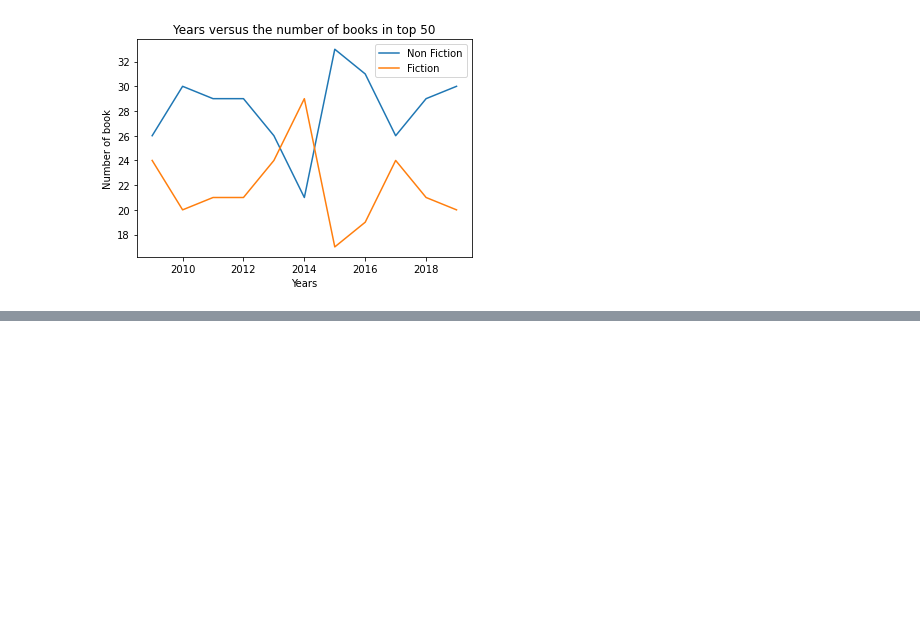
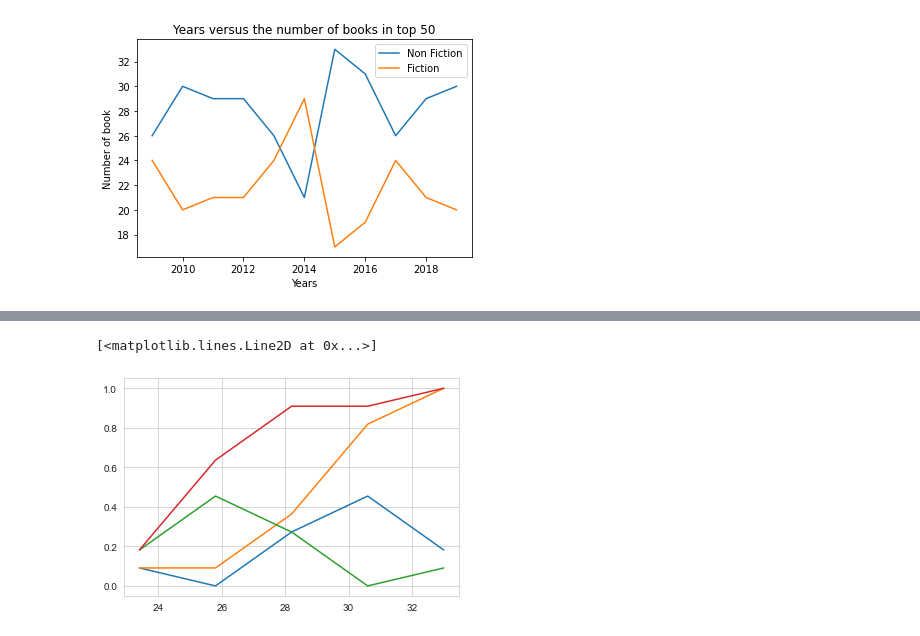
Before and after one commit to abhishekgotgithub/data-analysis, a Jupyter notebook: data analysis.ipynb, the cells around one changed output, grey strips where cells are left out. Cells and saved outputs as stored; diff of their text form; code cells hidden in the pictures; blank space fills up the shorter version.

```diff
--- a/data analysis.ipynb
+++ b/data analysis.ipynb
@@ -112,0 +145,14 @@ cx.legend(y)
+# %%
+countsfc, bin_edgesfc = np.histogram(df1['Non-fictional'],bins=5, density = True)
+pdffc = countsfc/(sum(countsfc))
+cdffc = np.cumsum(pdffc)
+countsf, bin_edgesf = np.histogram(df1['Fictional'],bins=5, density = True)
+pdff = countsf/(sum(countsf))
+cdff = np.cumsum(pdff)
+plt.plot(bin_edges[1:],pdffc)
+plt.plot(bin_edges[1:], cdffc)
+plt.plot(bin_edges[1:],pdff)
+plt.plot(bin_edges[1:], cdff)
+# %% [output]
+[<matplotlib.lines.Line2D at 0x...>]
+[figure, added]
```
Also changed, not shown: parts of 29 cells of this notebook.
